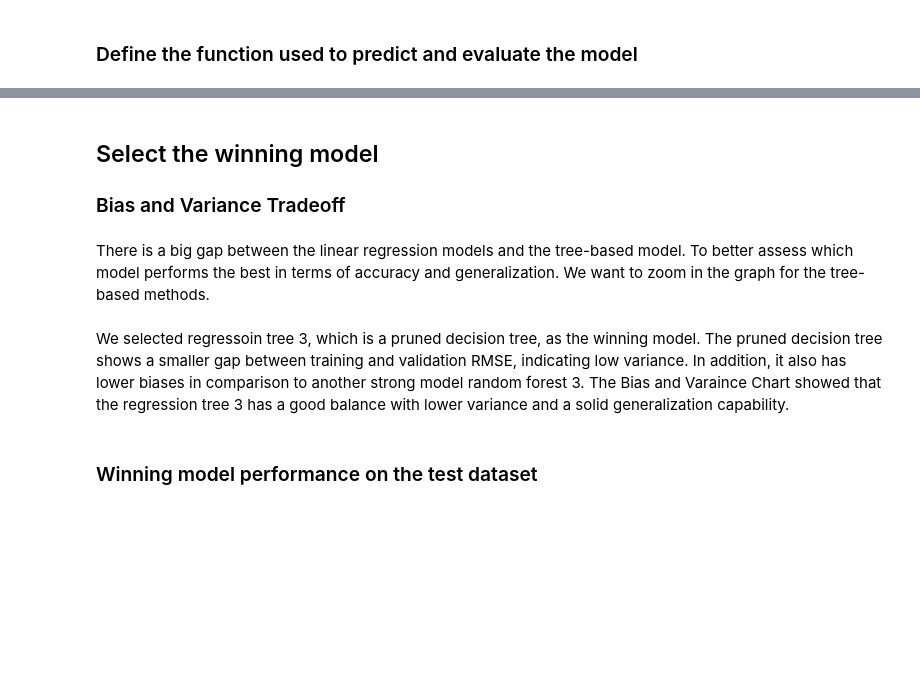
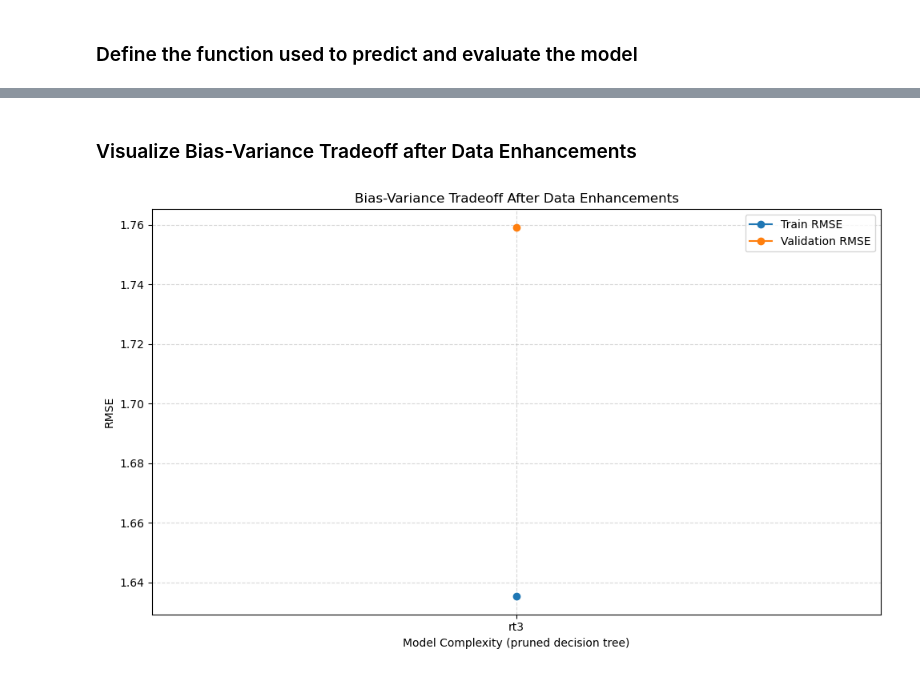
Before and after one commit to carrieyxia/ADAN8888.01_Fall_24_Applied_Analytics_Project, a Jupyter notebook: week10/week10_notebook.ipynb, the cells around one changed output, grey strips where cells are left out. Drawn from its saved outputs; the diff is of its cells as text; code cells hidden in the pictures; blank space fills up the shorter version.

```diff
--- a/week10/week10_notebook.ipynb
+++ b/week10/week10_notebook.ipynb
@@ -152,0 +109,6 @@ print("R2 List Length:", len(train_r2))
+# %%
+winning_model.fit(X_train_enhanced, y_train)
+
+refitted_model_path = os.path.join(model_folder, f'{model_name}_refitted.pkl')
+with open(refitted_model_path, 'wb') as file:
+    pickle.dump(winning_model, file)
@@ -152,0 +117,12 @@ print("R2 List Length:", len(train_r2))
+# %%
+# Training Data Performance
+y_train_pred_refitted = winning_model.predict(X_train_enhanced)
+train_mse_refitted, train_rmse_refitted, train_r2_refitted = evaluate_model(y_train, y_train_pred_refitted)
+
+# Validation Data Performance
+y_val_pred_refitted = winning_model.predict(X_val_enhanced)
+val_mse_refitted, val_rmse_refitted, val_r2_refitted = evaluate_model(y_val, y_val_pred_refitted)
+
+# Test Data Performance
+y_test_pred_refitted = winning_model.predict(X_test_enhanced)
+test_mse_refitted, test_rmse_refitted, test_r2_refitted = evaluate_model(y_test, y_test_pred_refitted)
@@ -153,3 +151,2 @@ print("R2 List Length:", len(train_r2))
 # %% [markdown]
-## Select the winning model
-### Bias and Variance Tradeoff
+### Visualize Bias-Variance Tradeoff after Data Enhancements
@@ -186,19 +153,18 @@ df
 # %%
-# Sort by model complexity for plotting
-df = df.sort_values('model_complexity')
+plt.figure(figsize=(10, 6))
+complexities = [model_name]  # Update if additional models are refitted for comparison
+train_rmse_values = [train_rmse_refitted]
+val_rmse_values = [val_rmse_refitted]
 
-# Plot the Training and Validation MSE vs. Model Complexity
-plt.figure(figsize=(10, 6))
-plt.plot(df['model_complexity'], df['train_MSE'], marker='o', linestyle='-', label='Train MSE')
-plt.plot(df['model_complexity'], df['val_MSE'], marker='o', linestyle='-', label='Validation MSE')
+plt.plot(complexities, train_rmse_values, marker='o', linestyle='-', label='Train RMSE')
+plt.plot(complexities, val_rmse_values, marker='o', linestyle='-', label='Validation RMSE')
 
-plt.xticks(df['model_complexity'], df['model_name'], rotation=45)
-plt.xlabel('Model Complexity (Simplest to Most Complex)')
-plt.ylabel('MSE (Mean Squared Error)')
-plt.title('Bias-Variance Tradeoff: Model Complexity vs MSE')
+plt.xlabel('Model Complexity (pruned decision tree)')
+plt.ylabel('RMSE')
+plt.title('Bias-Variance Tradeoff After Data Enhancements')
 plt.legend()
 plt.grid(visible=True, linestyle='--', alpha=0.5)
 plt.tight_layout()
 plt.show()
+# %% [output]
+[figure, added]
-# %% [markdown]
-There is a big gap between the linear regression models and the tree-based model. To better assess which model performs the best in terms of accuracy and generalization. We want to zoom in the graph for the tree-based methods.
@@ -222,4 +170,0 @@ plt.show()
-# %% [markdown]
-We selected regressoin tree 3, which is a pruned decision tree, as the winning model. The pruned decision tree shows a smaller gap between training and validation RMSE, indicating low variance. In addition, it also has lower biases in comparison to another strong model random forest 3. The Bias and Varaince Chart showed that the regression tree 3 has a good balance with lower variance and a solid generalization capability.
-# %% [markdown]
-### Winning model performance on the test dataset
```
Also changed, not shown: parts of 25 cells of this notebook.
